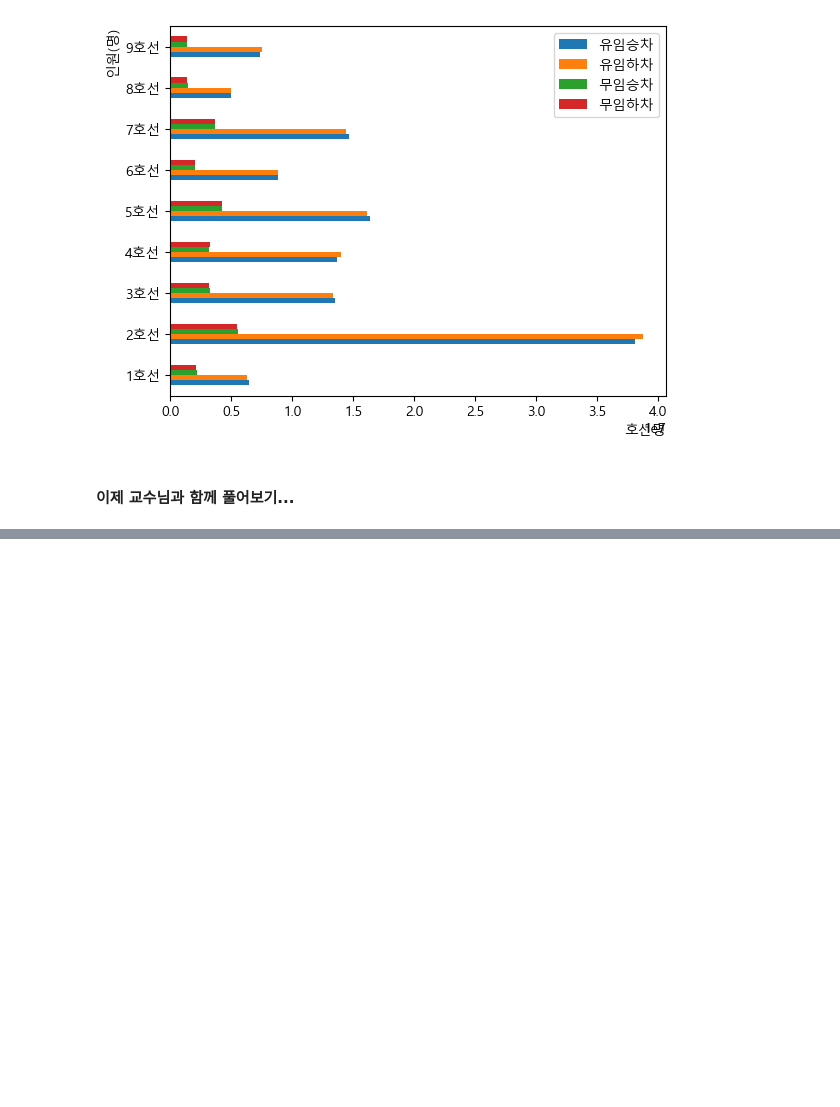
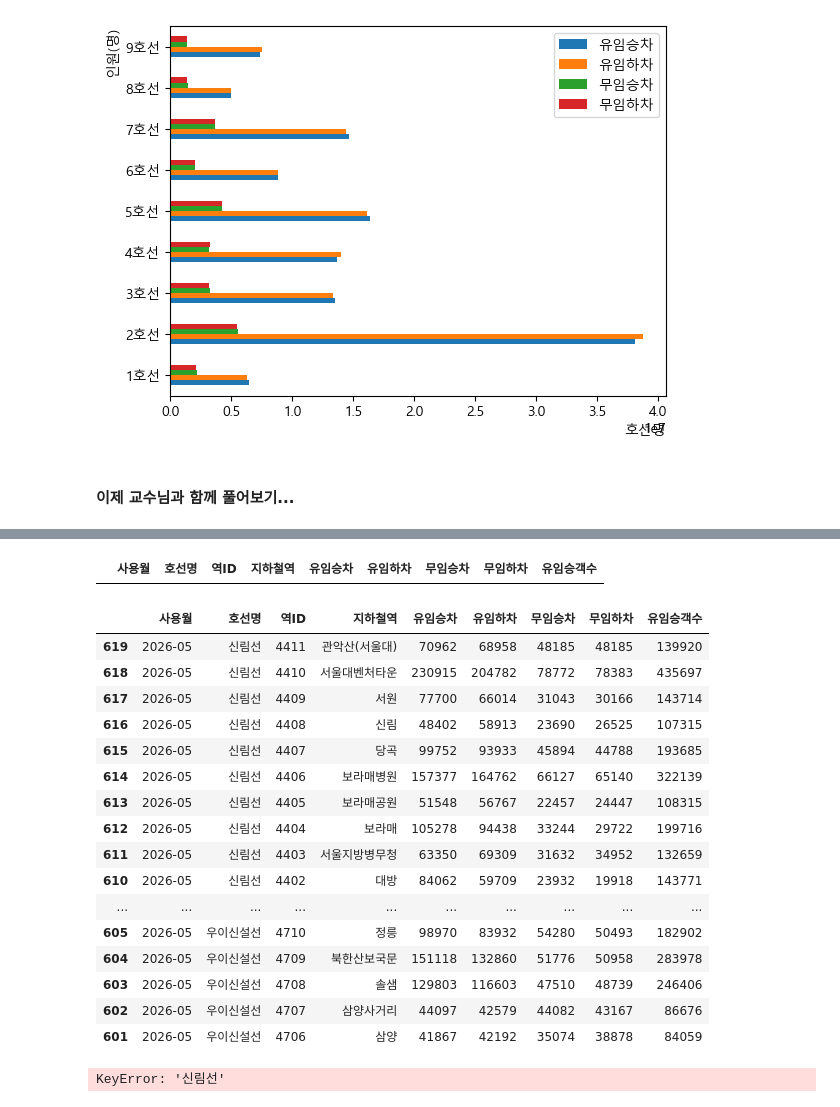
Before and after one commit to hslcrb/kw-competition-practice, a Jupyter notebook: 20260705-일요실습1.ipynb, the cells around one changed output, grey strips where cells are left out. Cells and saved outputs as stored; diff of their text form; code cells hidden in the pictures; blank space fills up the shorter version.

```diff
--- a/20260705-일요실습1.ipynb
+++ b/20260705-일요실습1.ipynb
@@ -206,0 +276,28 @@ plt.show()
+# %%
+sub_pay.iloc[620:600]  # 안되는 것.
+# %% [output]
+|  | 사용월 | 호선명 | 역ID | 지하철역 | 유임승차 | 유임하차 | 무임승차 | 무임하차 | 유임승객수 |
+# %%
+sub_pay.iloc[620:600:-1]  # 되는 것.
+# %% [output]
+|  | 사용월 | 호선명 | 역ID | 지하철역 | 유임승차 | 유임하차 | 무임승차 | 무임하차 | 유임승객수 |
+| 619 | 2026-05 | 신림선 | 4411 | 관악산(서울대) | 70962 | 68958 | 48185 | 48185 | 139920 |
+| 618 | 2026-05 | 신림선 | 4410 | 서울대벤처타운 | 230915 | 204782 | 78772 | 78383 | 435697 |
+| 617 | 2026-05 | 신림선 | 4409 | 서원 | 77700 | 66014 | 31043 | 30166 | 143714 |
+| 616 | 2026-05 | 신림선 | 4408 | 신림 | 48402 | 58913 | 23690 | 26525 | 107315 |
+| 615 | 2026-05 | 신림선 | 4407 | 당곡 | 99752 | 93933 | 45894 | 44788 | 193685 |
+| 614 | 2026-05 | 신림선 | 4406 | 보라매병원 | 157377 | 164762 | 66127 | 65140 | 322139 |
+| 613 | 2026-05 | 신림선 | 4405 | 보라매공원 | 51548 | 56767 | 22457 | 24447 | 108315 |
+| 612 | 2026-05 | 신림선 | 4404 | 보라매 | 105278 | 94438 | 33244 | 29722 | 199716 |
+| 611 | 2026-05 | 신림선 | 4403 | 서울지방병무청 | 63350 | 69309 | 31632 | 34952 | 132659 |
+| 610 | 2026-05 | 신림선 | 4402 | 대방 | 84062 | 59709 | 23932 | 19918 | 143771 |
+| ... | ... | ... | ... | ... | ... | ... | ... | ... | ... |
+| 605 | 2026-05 | 우이신설선 | 4710 | 정릉 | 98970 | 83932 | 54280 | 50493 | 182902 |
+| 604 | 2026-05 | 우이신설선 | 4709 | 북한산보국문 | 151118 | 132860 | 51776 | 50958 | 283978 |
+| 603 | 2026-05 | 우이신설선 | 4708 | 솔샘 | 129803 | 116603 | 47510 | 48739 | 246406 |
+| 602 | 2026-05 | 우이신설선 | 4707 | 삼양사거리 | 44097 | 42579 | 44082 | 43167 | 86676 |
+| 601 | 2026-05 | 우이신설선 | 4706 | 삼양 | 41867 | 42192 | 35074 | 38878 | 84059 |
+# %%
+sub_pay.loc['신림선']
+# %% [output]
+KeyError: '신림선'
```
Also changed, not shown: parts of 25 cells of this notebook, 5 other files.
